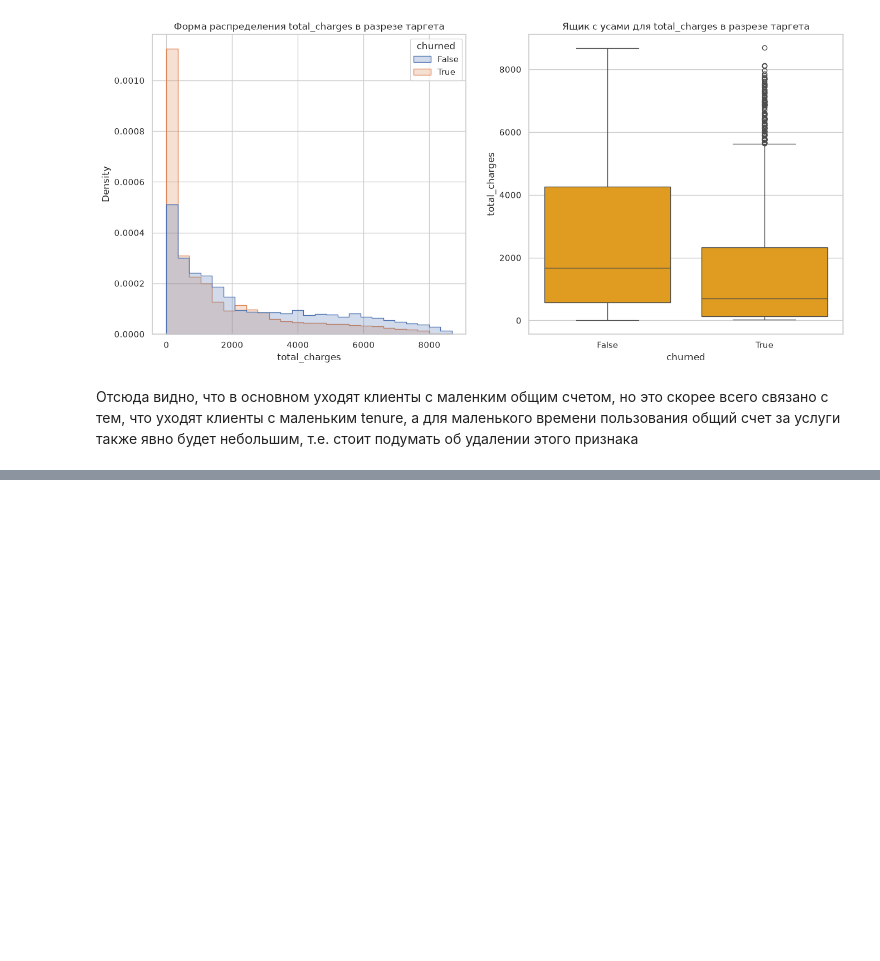
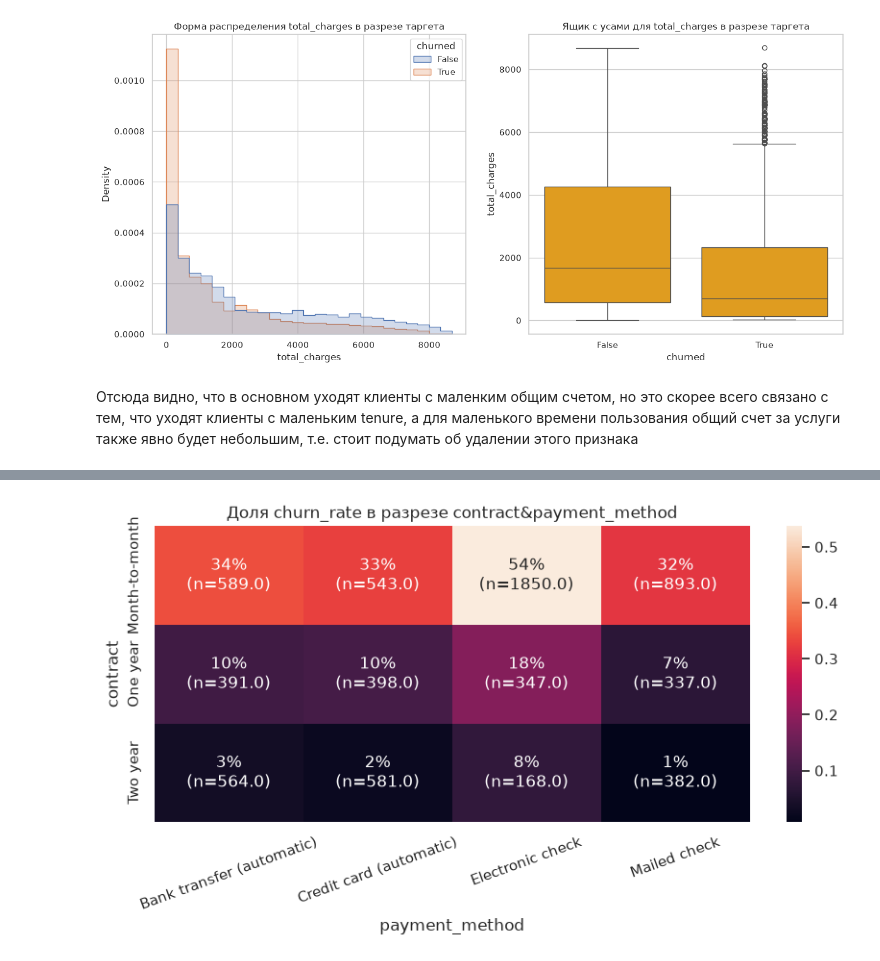
Before and after one commit to rafsimoms/churn-prediction-service, a Jupyter notebook: notebooks/01_eda.ipynb, the cells around one changed output, grey strips where cells are left out. Cells and saved outputs as stored; diff of their text form; code cells hidden in the pictures; blank space fills up the shorter version.

```diff
--- a/notebooks/01_eda.ipynb
+++ b/notebooks/01_eda.ipynb
@@ -255,0 +253,20 @@ hist_and_box(df=df, col_name='total_charges')
+# %%
+def plot_heatmap(idx, col, df, target):
+    f, ax = plt.subplots(figsize=(10, 4))
+    df1 = pd.pivot_table(df, index=idx, columns=col, values=target)
+    df2 = pd.pivot_table(df, index=idx, columns=col, values='n')
+    annot=df1.copy().astype(object)
+    for i in df1.index:
+        for c in df2.columns:
+            annot.loc[i, c] = f"{df1.loc[i, c]:.0%}\n(n={df2.loc[i, c]})"
+    sns.heatmap(data=df1, annot=annot, ax=ax, fmt='')
+    ax.set_title(f"Доля {target} в разрезе {idx}&{col}")
+    ax.tick_params(rotation=20, axis='x')
+    plt.show()
+# %%
+df = pd.read_sql("""SELECT co.contract, co.payment_method, AVG(l.churned::int) as churn_rate, COUNT(*) AS n
+FROM contracts AS co JOIN churn_labels AS l ON co.customer_id = l.customer_id
+GROUP BY co.contract, co.payment_method""", engine)
+plot_heatmap('contract', 'payment_method', df, 'churn_rate')
+# %% [output]
+[figure, added]
```
Also changed, not shown: parts of 21 cells of this notebook, 1 other file.
